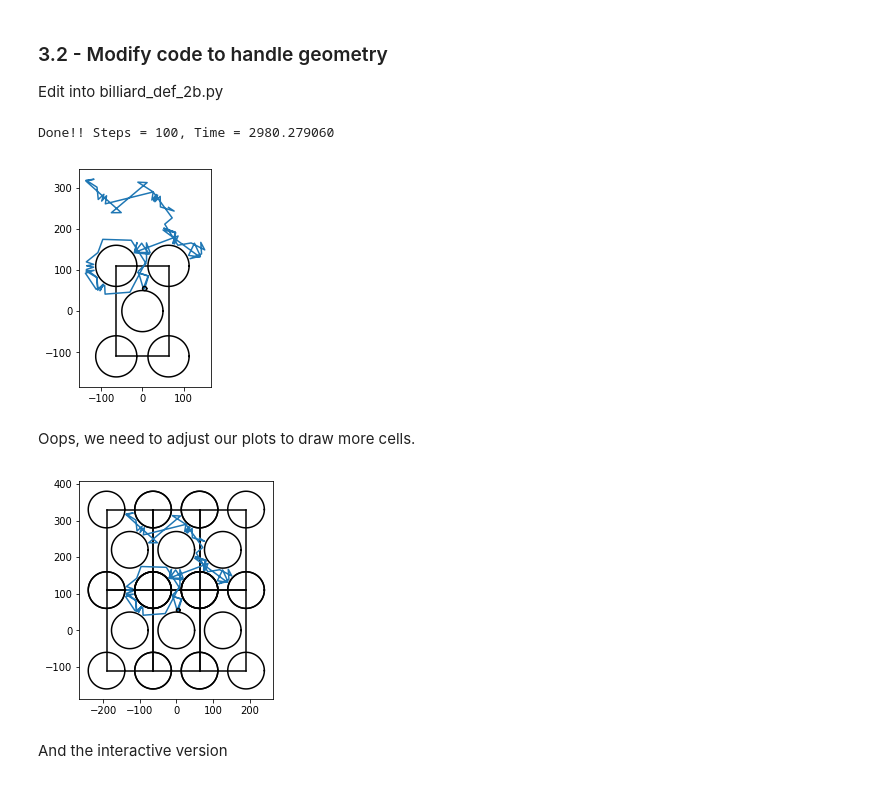
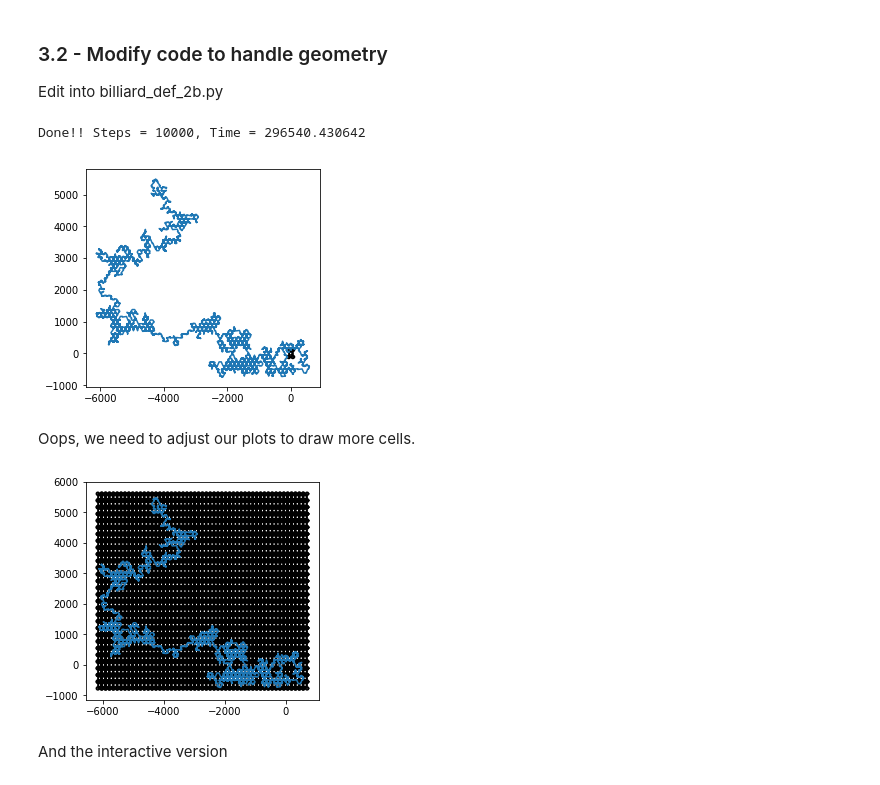
Before and after one commit to drscook/unb_billiards, a Jupyter notebook: code/session2/session2.ipynb, the cells around one changed output. Saved outputs shown, nothing was run; the diff lists cells and outputs as text; code cells hidden in the pictures.

```diff
--- a/code/session2/session2.ipynb
+++ b/code/session2/session2.ipynb
@@ -180,36 +180,36 @@ gap_crit = (2/np.sqrt(3) - 1) * R
 gap = 1.0 * gap_crit
 
 x0 = R + gap
 y0 = np.sqrt(3) * x0
 
 wall = [FlatWall(dim=dim, base_point=[-x0, 0], normal=[1, 0], tangents=[[0, y0]], wp_collision_law='wp_wrap', wrap_dim=0, wrap_wall=1)
         ,FlatWall(dim=dim, base_point=[x0, 0], normal=[-1, 0], tangents=[[0, -y0]], wp_collision_law='wp_wrap', wrap_dim=0, wrap_wall=0)
         ,FlatWall(dim=dim, base_point=[0, -y0], normal=[0, 1], tangents=[[-x0, 0]], wp_collision_law='wp_wrap', wrap_dim=1, wrap_wall=3)
         ,FlatWall(dim=dim, base_point=[0, y0], normal=[0, -1], tangents=[[x0, 0]], wp_collision_law='wp_wrap', wrap_dim=1, wrap_wall=2)
         ,SphereWall(dim=dim, base_point=[0,0], radius=R_scatter, gap_pad=R_particle)
         ,SphereWall(dim=dim, base_point=[-x0, -y0], radius=R_scatter, gap_pad=R_particle)
         ,SphereWall(dim=dim, base_point=[x0, -y0], radius=R_scatter, gap_pad=R_particle)
         ,SphereWall(dim=dim, base_point=[-x0, y0], radius=R_scatter, gap_pad=R_particle)
         ,SphereWall(dim=dim, base_point=[x0, y0], radius=R_scatter, gap_pad=R_particle)
        ]
 for (i, w) in enumerate(wall):
     w.idx = i
 
-part = Particles(max_steps=100, cell_size=[x0, y0], dim=dim, num=1, mass=[3], radius=[R_particle])
+part = Particles(max_steps=10000, cell_size=[x0, y0], dim=dim, num=1, mass=[3], radius=[R_particle])
 part.cell_size = [x0, y0]
 part.pos = np.array([[0,0.99*part.cell_size[1]]])
 part.vel = np.array([[0.1,-1.0]])
 part.KE_init = part.get_KE().sum()
 
 for step in range(part.max_steps):
     next_state(wall, part)
 
 next_state(wall, part)
 clean_up(part)
 draw_state()
 # %% [output]
-Done!! Steps = 100, Time = 2980.279060
+Done!! Steps = 10000, Time = 296540.430642
-[figure, old version]
+[figure, new version]
 # %% [markdown]
 Oops, we need to adjust our plots to draw more cells.
 # %%
@@ -235,7 +235,7 @@ def draw_state(steps=-1):
 
 draw_state()
 # %% [output]
-[figure, old version]
+[figure, new version]
 # %% [markdown]
 And the interactive version
 # %%
```
Also changed, not shown: parts of 6 cells of this notebook.
